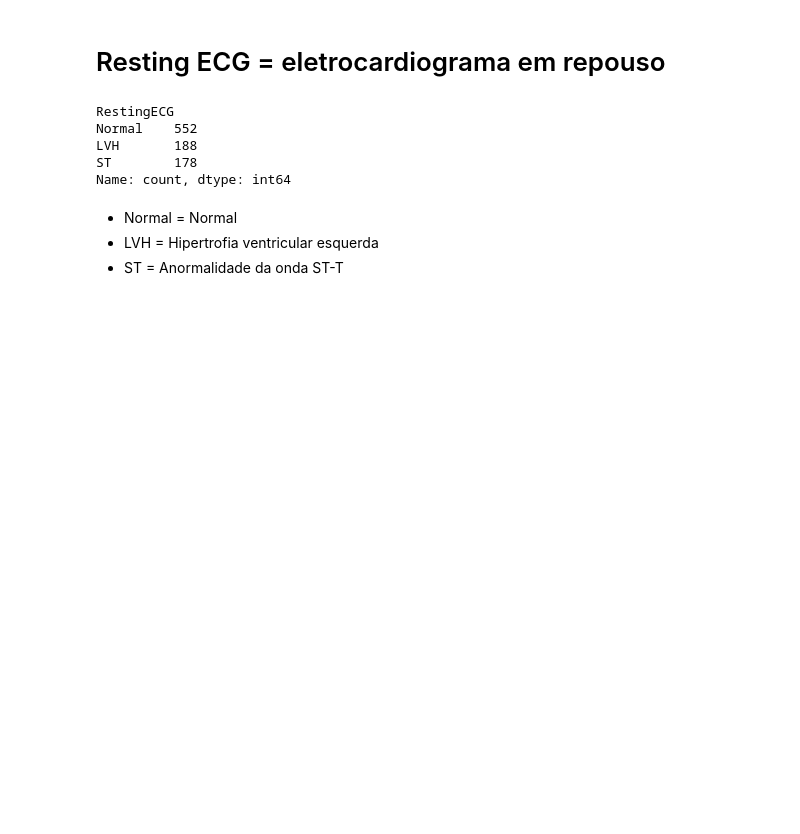
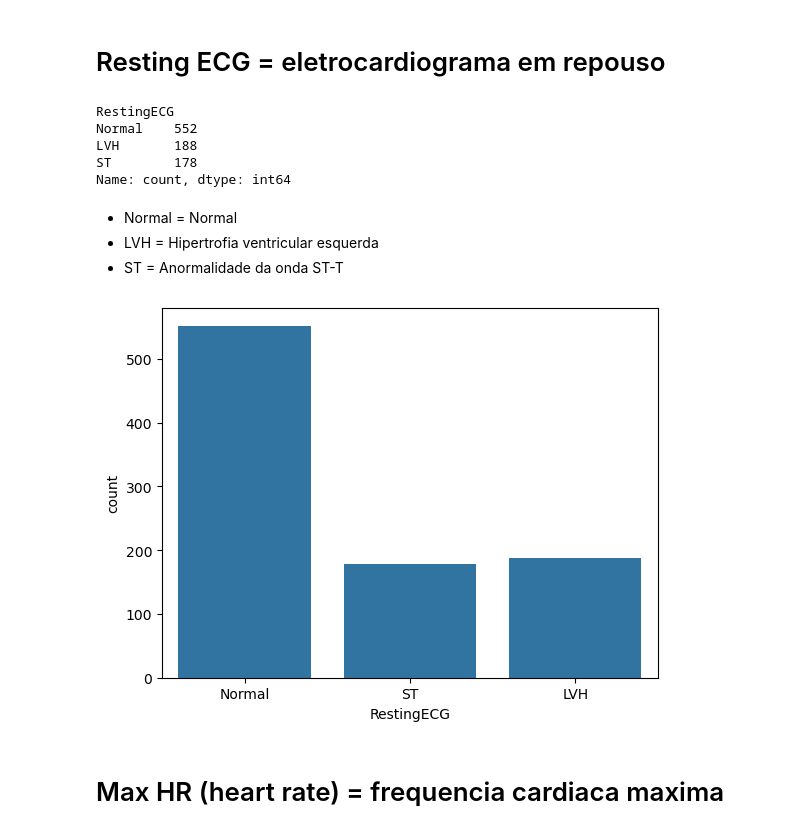
Before and after one commit to Rodriggo-Marcelino/Aprendizado_Supervisionado_Classifica-o, a Jupyter notebook: heartMachineLearning.ipynb, the cells around one changed output. Saved outputs shown, nothing was run; the diff lists cells and outputs as text; code cells hidden in the pictures; blank space fills up the shorter version.

```diff
--- a/heartMachineLearning.ipynb
+++ b/heartMachineLearning.ipynb
@@ -195,3 +195,9 @@ Name: count, dtype: int64
 - Normal = Normal
 - LVH = Hipertrofia ventricular esquerda
 - ST = Anormalidade da onda ST-T
+# %%
+sns.countplot(x='RestingECG', data=dataset);
+# %% [output]
+[figure, added]
+# %% [markdown]
+# Max HR (heart rate) = frequencia cardiaca maxima
```
Also changed, not shown: parts of 10 cells of this notebook, 1 other file.
